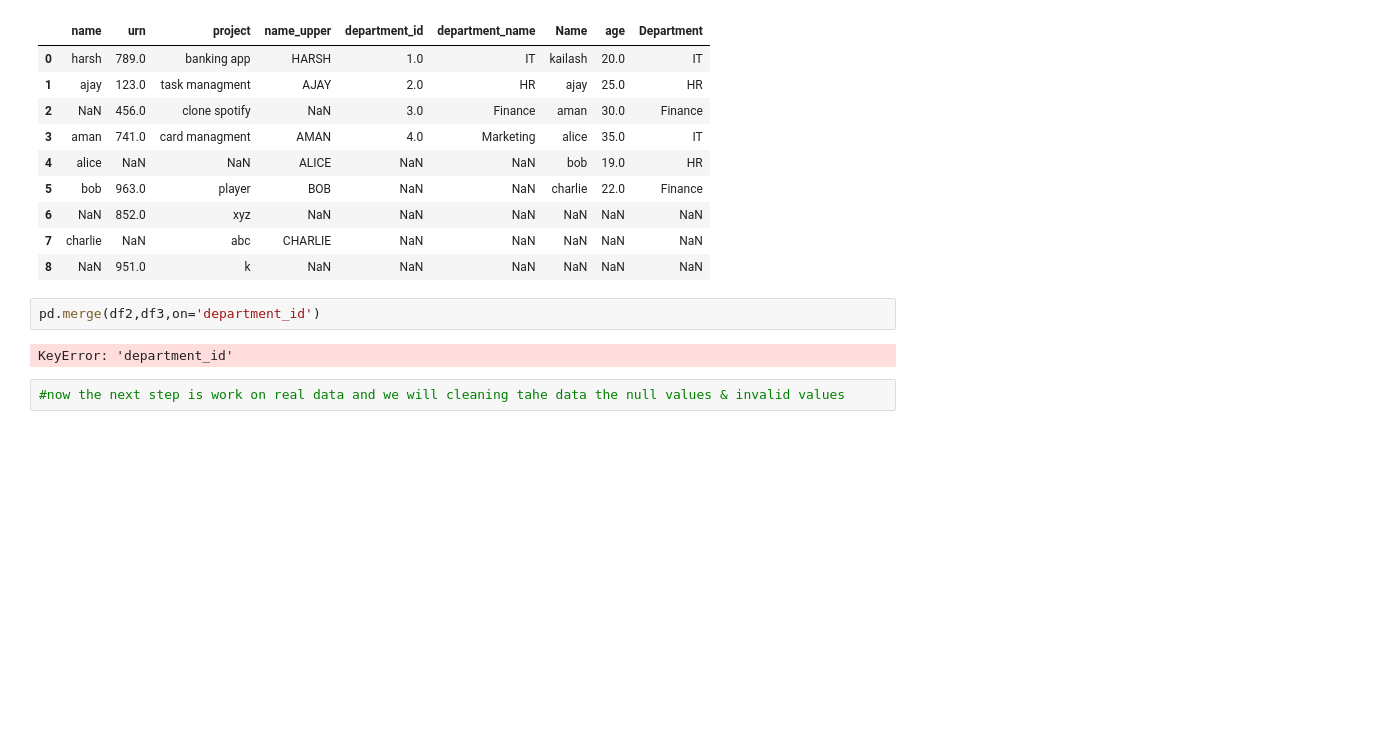
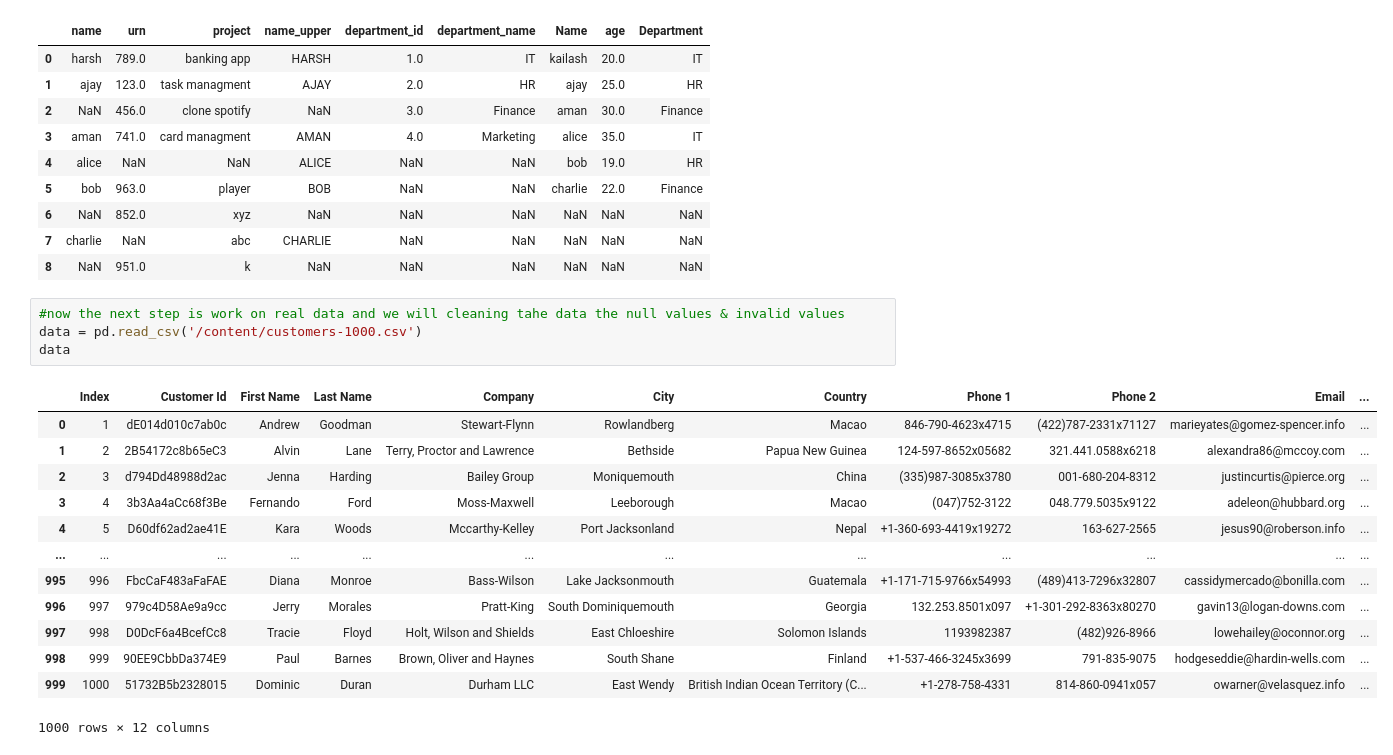
Before and after one commit to kailashchaudhary-p/Data-Science-Learning, a Jupyter notebook: Pandas/chapter 1/Untitled.ipynb, the cells around one changed output. Drawn from its saved outputs; the diff is of its cells as text; blank space fills up the shorter version.

```diff
--- a/Pandas/chapter 1/Untitled.ipynb
+++ b/Pandas/chapter 1/Untitled.ipynb
@@ -494,9 +494,21 @@ pd.concat([df2,df3,df],axis=1)
 | 6 | NaN | 852.0 | xyz | NaN | NaN | NaN | NaN | NaN | NaN |
 | 7 | charlie | NaN | abc | CHARLIE | NaN | NaN | NaN | NaN | NaN |
 | 8 | NaN | 951.0 | k | NaN | NaN | NaN | NaN | NaN | NaN |
-# %%
-pd.merge(df2,df3,on='department_id')
-# %% [output]
-KeyError: 'department_id'
 # %%
 #now the next step is work on real data and we will cleaning tahe data the null values & invalid values
+data = pd.read_csv('/content/customers-1000.csv')
+data
+# %% [output]
+|  | Index | Customer Id | First Name | Last Name | Company | City | Country | Phone 1 | Phone 2 | Email | ... |
+| 0 | 1 | dE014d010c7ab0c | Andrew | Goodman | Stewart-Flynn | Rowlandberg | Macao | 846-790-4623x4715 | (422)787-2331x71127 | marieyates@gomez-spencer.info | ... |
+| 1 | 2 | 2B54172c8b65eC3 | Alvin | Lane | Terry, Proctor and Lawrence | Bethside | Papua New Guinea | 124-597-8652x05682 | 321.441.0588x6218 | alexandra86@mccoy.com | ... |
+| 2 | 3 | d794Dd48988d2ac | Jenna | Harding | Bailey Group | Moniquemouth | China | (335)987-3085x3780 | 001-680-204-8312 | justincurtis@pierce.org | ... |
+| 3 | 4 | 3b3Aa4aCc68f3Be | Fernando | Ford | Moss-Maxwell | Leeborough | Macao | (047)752-3122 | 048.779.5035x9122 | adeleon@hubbard.org | ... |
+| 4 | 5 | D60df62ad2ae41E | Kara | Woods | Mccarthy-Kelley | Port Jacksonland | Nepal | +1-360-693-4419x19272 | 163-627-2565 | jesus90@roberson.info | ... |
+| ... | ... | ... | ... | ... | ... | ... | ... | ... | ... | ... | ... |
+| 995 | 996 | FbcCaF483aFaFAE | Diana | Monroe | Bass-Wilson | Lake Jacksonmouth | Guatemala | +1-171-715-9766x54993 | (489)413-7296x32807 | cassidymercado@bonilla.com | ... |
+| 996 | 997 | 979c4D58Ae9a9cc | Jerry | Morales | Pratt-King | South Dominiquemouth | Georgia | 132.253.8501x097 | +1-301-292-8363x80270 | gavin13@logan-downs.com | ... |
+| 997 | 998 | D0DcF6a4BcefCc8 | Tracie | Floyd | Holt, Wilson and Shields | East Chloeshire | Solomon Islands | 1193982387 | (482)926-8966 | lowehailey@oconnor.org | ... |
+| 998 | 999 | 90EE9CbbDa374E9 | Paul | Barnes | Brown, Oliver and Haynes | South Shane | Finland | +1-537-466-3245x3699 | 791-835-9075 | hodgeseddie@hardin-wells.com | ... |
+| 999 | 1000 | 51732B5b2328015 | Dominic | Duran | Durham LLC | East Wendy | British Indian Ocean Territory (C... | +1-278-758-4331 | 814-860-0941x057 | owarner@velasquez.info | ... |
+1000 rows × 12 columns
```
Also changed, not shown: parts of 1 cell of this notebook.
